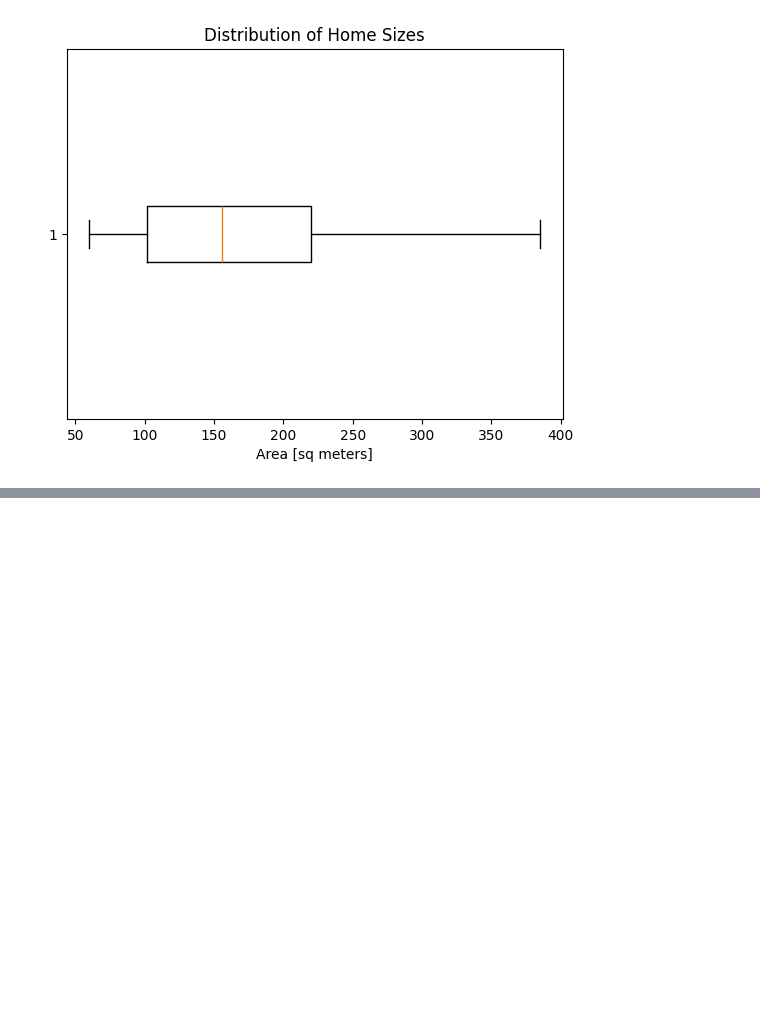
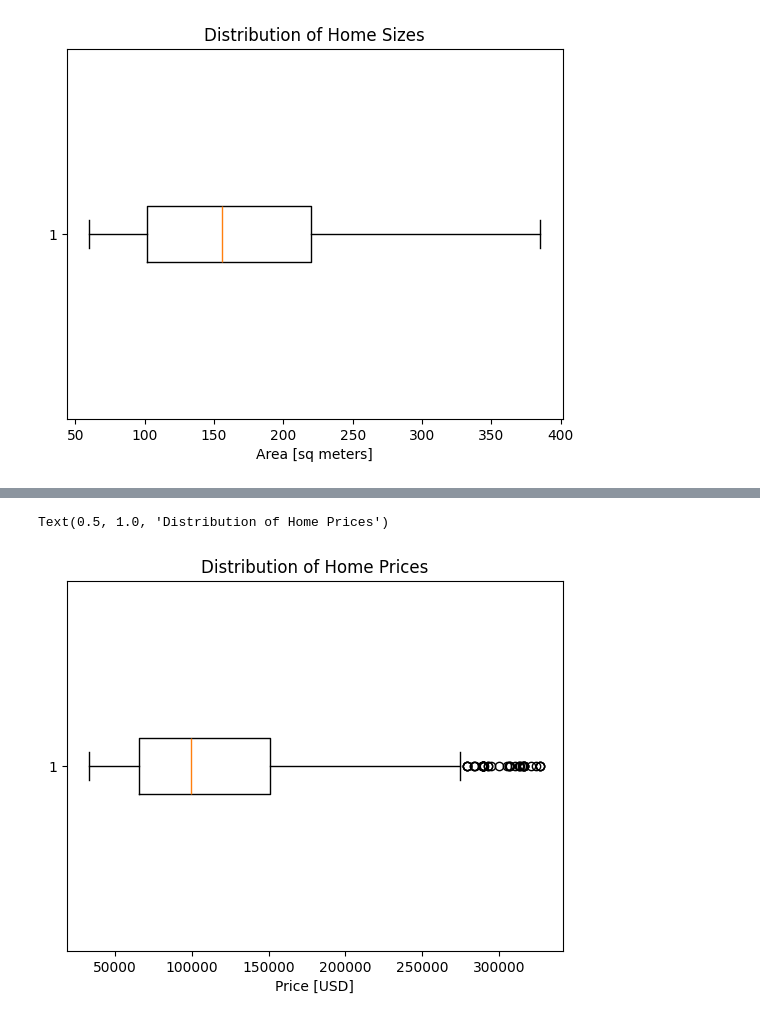
Before and after one commit to ibshafique/mlops_with_poridhi, a Jupyter notebook: prerequisite_projects/WQU_DS/01_housing_in_mexico/mexico_housing.ipynb, the cells around one changed output, grey strips where cells are left out. Drawn from its saved outputs; the diff is of its cells as text; code cells hidden in the pictures; blank space fills up the shorter version.

```diff
--- a/prerequisite_projects/WQU_DS/01_housing_in_mexico/mexico_housing.ipynb
+++ b/prerequisite_projects/WQU_DS/01_housing_in_mexico/mexico_housing.ipynb
@@ -295,0 +328,12 @@ Text(0.5, 1.0, 'Distribution of Home Sizes')
+# %%
+# Use Matplotlib to create boxplot of "price_usd"
+plt.boxplot(df["price_usd"], vert=False)
+
+# Add x-label axis
+plt.xlabel("Price [USD]")
+
+# Add y-label axis
+plt.title("Distribution of Home Prices")
+# %% [output]
+Text(0.5, 1.0, 'Distribution of Home Prices')
+[figure, added]
```
Also changed, not shown: parts of 4 cells of this notebook.
